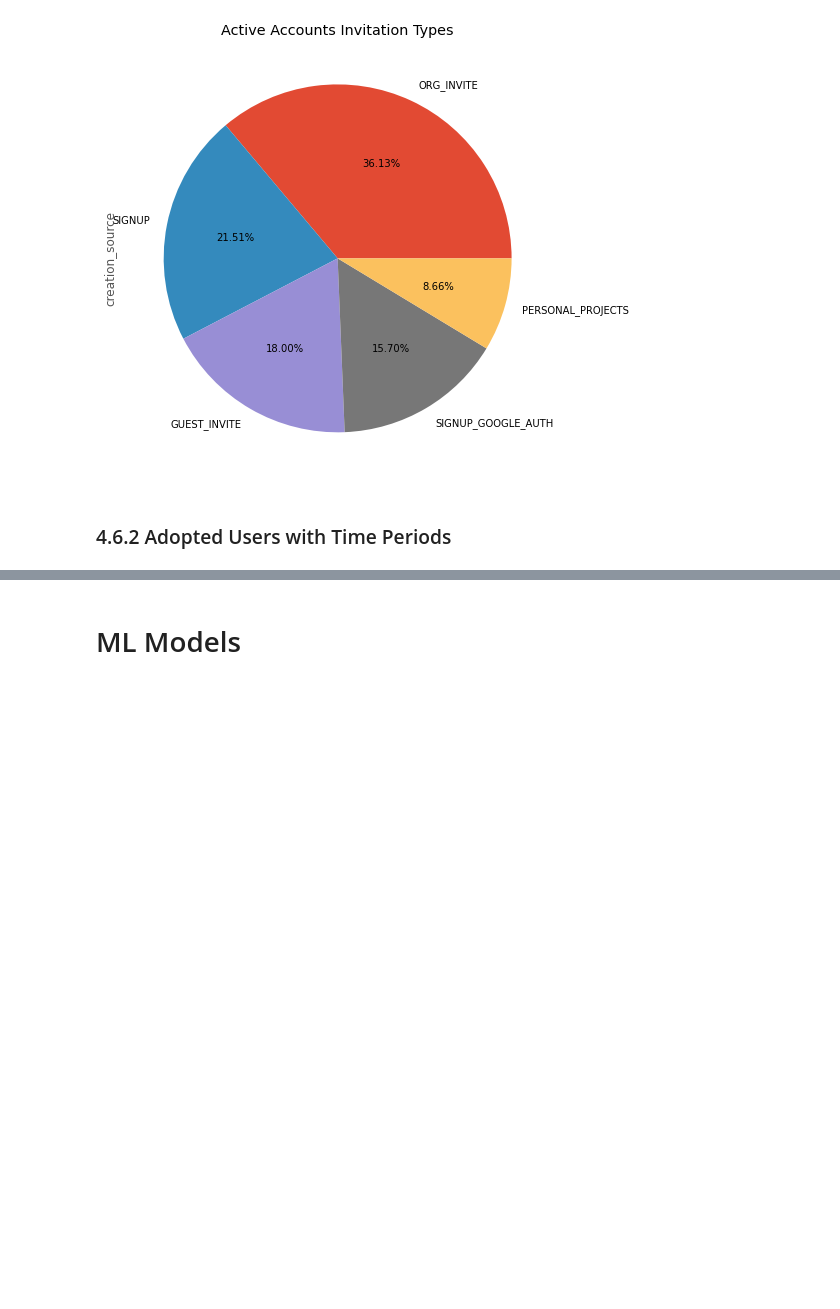
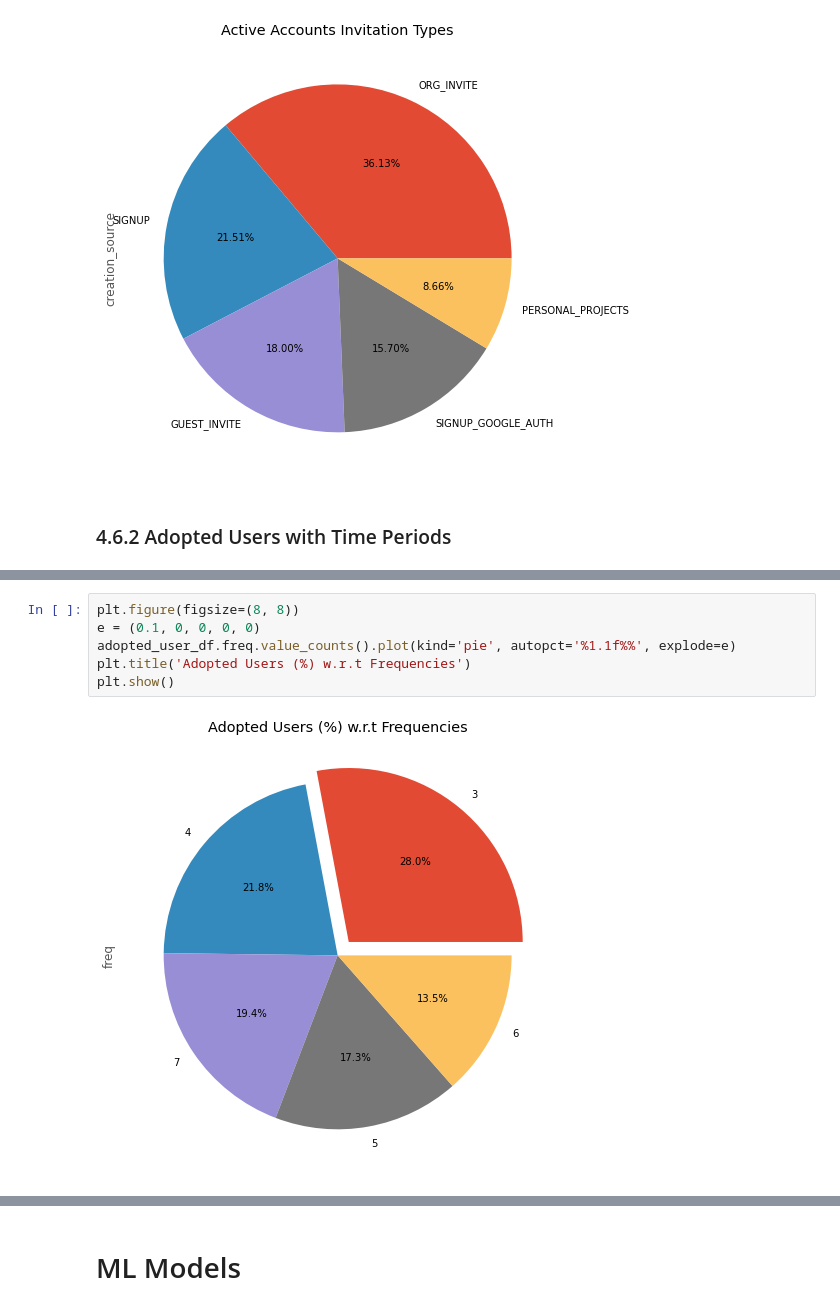
Before and after one commit to Jeyramana/GUVI_Assignments, a Jupyter notebook: Assignment_3/user.ipynb, the cells around one changed output, grey strips where cells are left out. Cells and saved outputs as stored; diff of their text form; blank space fills up the shorter version.

```diff
--- a/Assignment_3/user.ipynb
+++ b/Assignment_3/user.ipynb
@@ -1052,0 +1081,8 @@ df2.user_id.nunique()
+# %%
+plt.figure(figsize=(8, 8))
+e = (0.1, 0, 0, 0, 0)
+adopted_user_df.freq.value_counts().plot(kind='pie', autopct='%1.1f%%', explode=e)
+plt.title('Adopted Users (%) w.r.t Frequencies')
+plt.show()
+# %% [output]
+[figure, added]
```
Also changed, not shown: parts of 12 cells of this notebook.
